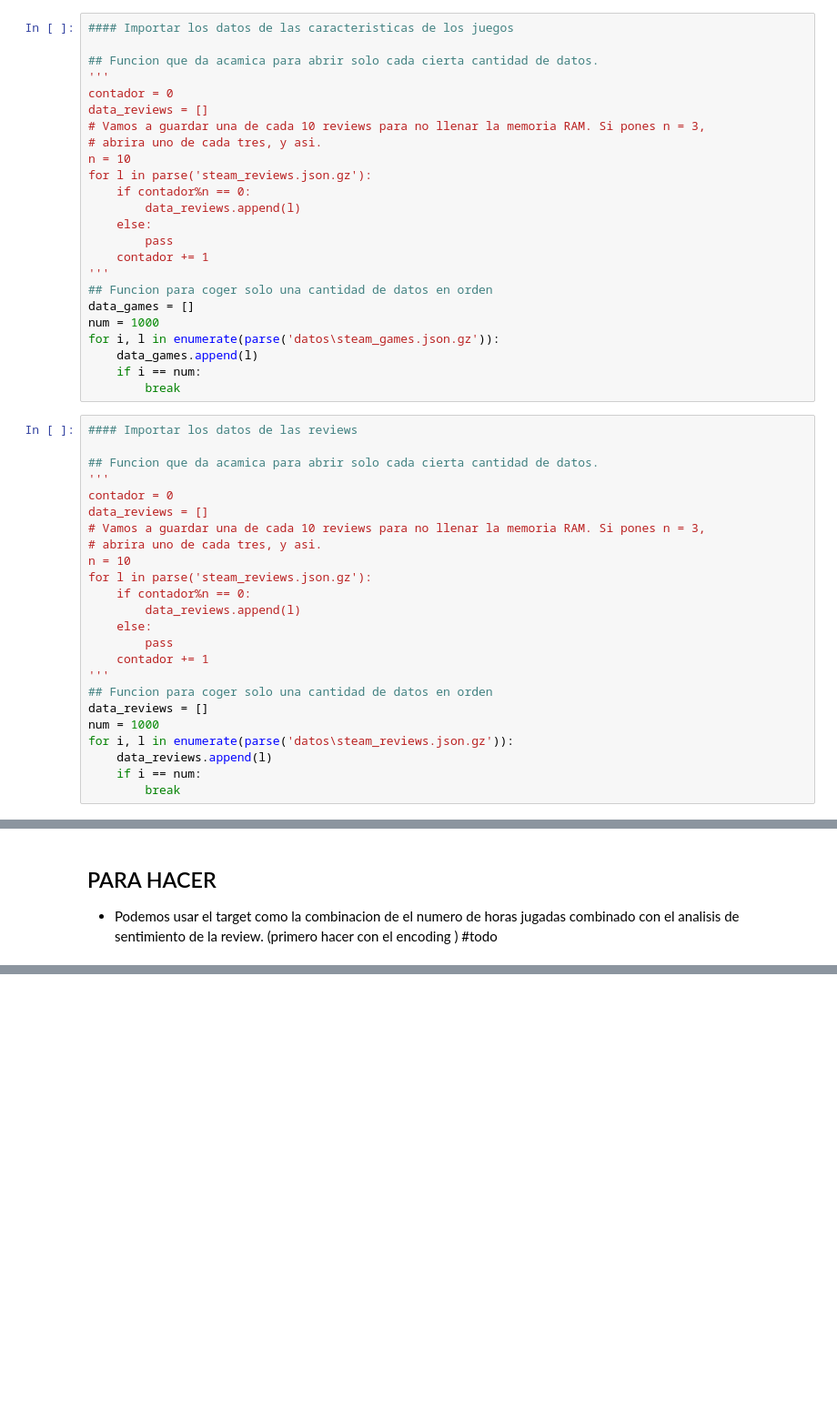
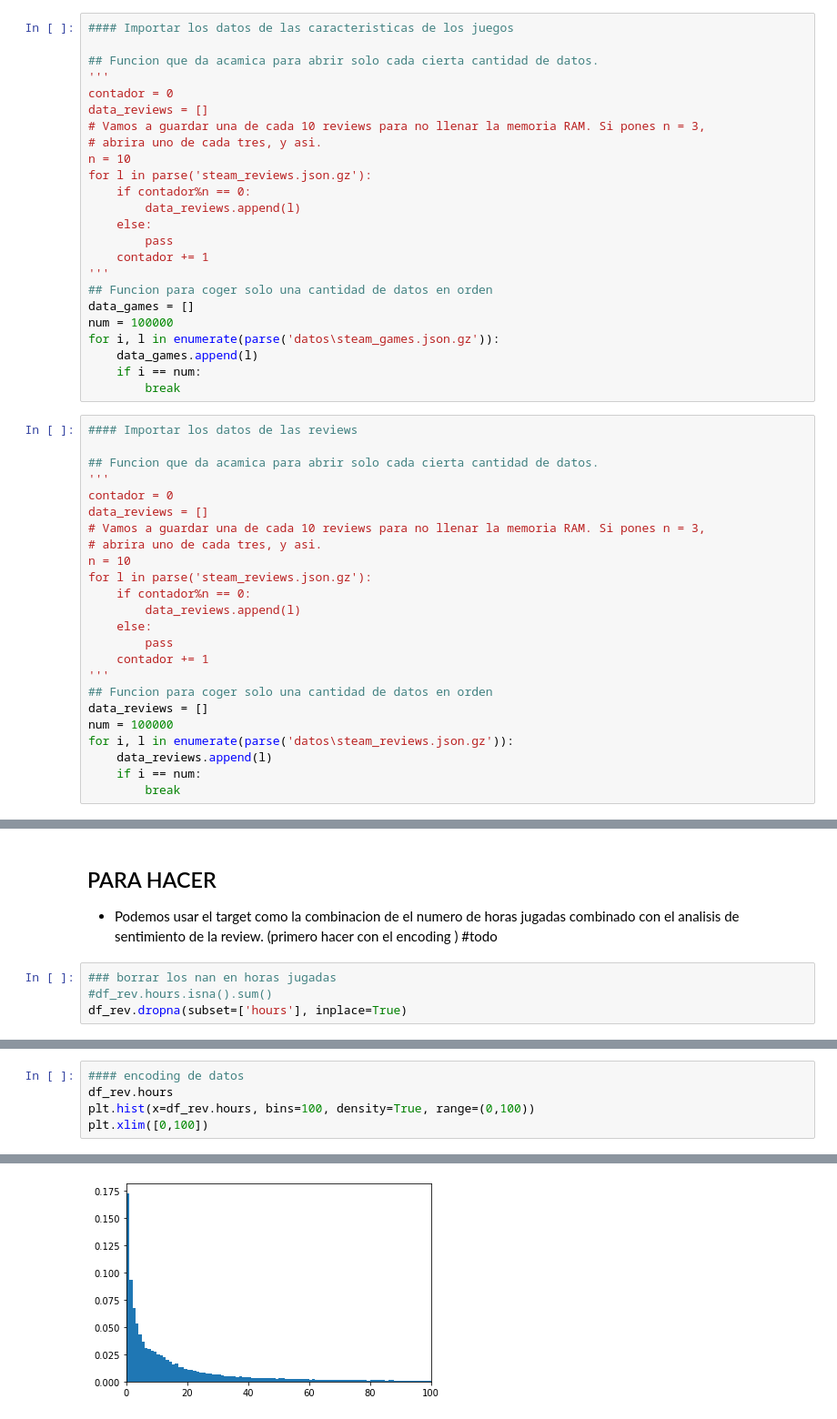
Before and after one commit to EdisonJR624/Proyecto_Steam, a Jupyter notebook: Steam_recomendaciones.ipynb, the cells around one changed output, grey strips where cells are left out. Shown: that part at 91% size. Saved outputs shown, nothing was run; the diff lists cells and outputs as text; blank space fills up the shorter version.

```diff
--- a/Steam_recomendaciones.ipynb
+++ b/Steam_recomendaciones.ipynb
@@ -36,7 +36,7 @@ for l in parse('steam_reviews.json.gz'):
 '''
 ## Funcion para coger solo una cantidad de datos en orden
 data_games = []
-num = 1000
+num = 100000
 for i, l in enumerate(parse('datos\steam_games.json.gz')):
     data_games.append(l)
     if i == num:
@@ -60,7 +60,7 @@ for l in parse('steam_reviews.json.gz'):
 '''
 ## Funcion para coger solo una cantidad de datos en orden
 data_reviews = []
-num = 1000
+num = 100000
 for i, l in enumerate(parse('datos\steam_reviews.json.gz')):
     data_reviews.append(l)
     if i == num:
@@ -150,3 +152,7 @@ Para hacer estos graficos necesitamos una dataset mas grande y representativo. T
 # %% [markdown]
 ## PARA HACER
 - Podemos usar el target como la combinacion de el numero de horas jugadas combinado con el analisis de sentimiento de la review. (primero hacer con el encoding ) #todo
+# %%
+### borrar los nan en horas jugadas
+#df_rev.hours.isna().sum()
+df_rev.dropna(subset=['hours'], inplace=True)
@@ -152,0 +163,6 @@ Para hacer estos graficos necesitamos una dataset mas grande y representativo. T
+# %%
+#### encoding de datos
+df_rev.hours
+plt.hist(x=df_rev.hours, bins=100, density=True, range=(0,100))
+plt.xlim([0,100])
+# %% [output]
@@ -152,0 +170 @@ Para hacer estos graficos necesitamos una dataset mas grande y representativo. T
+[figure, added]
```
Also changed, not shown: parts of 21 cells of this notebook.
